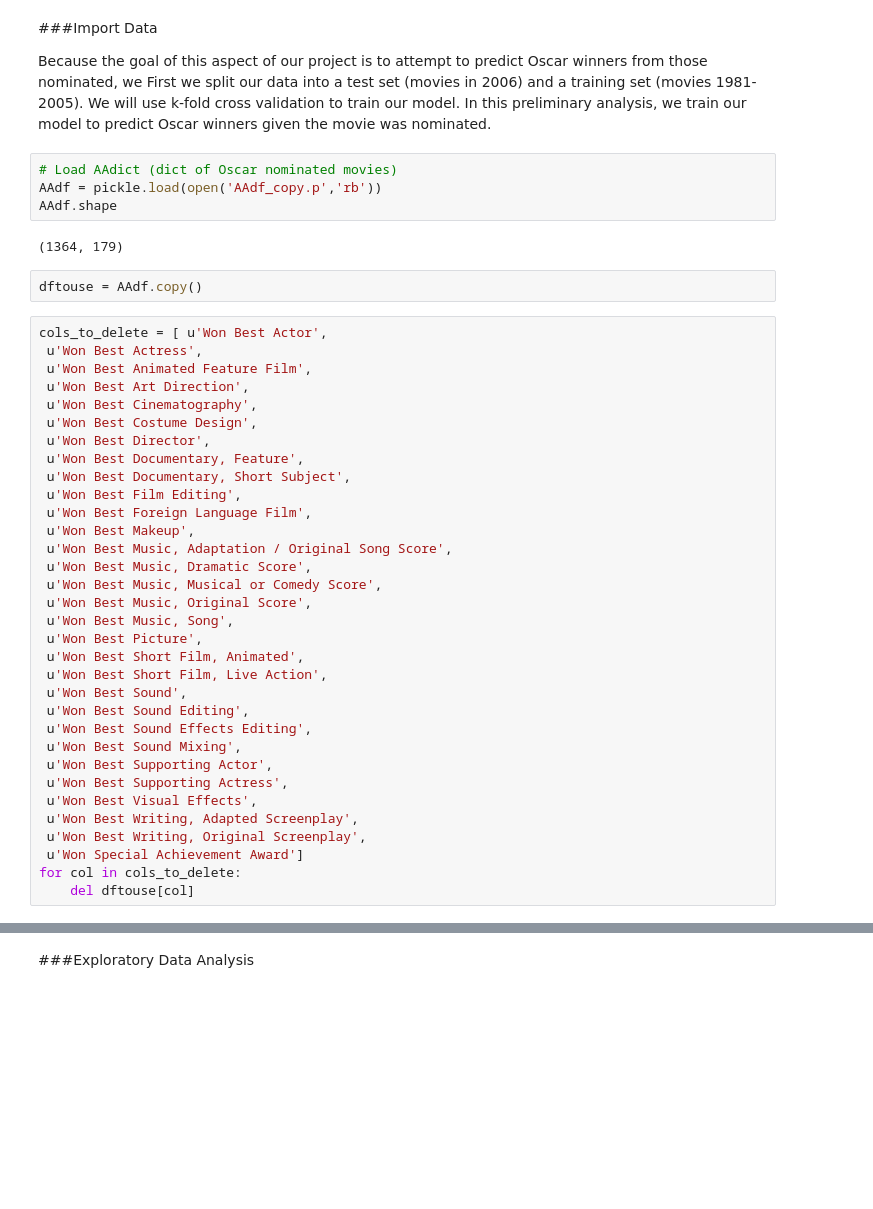
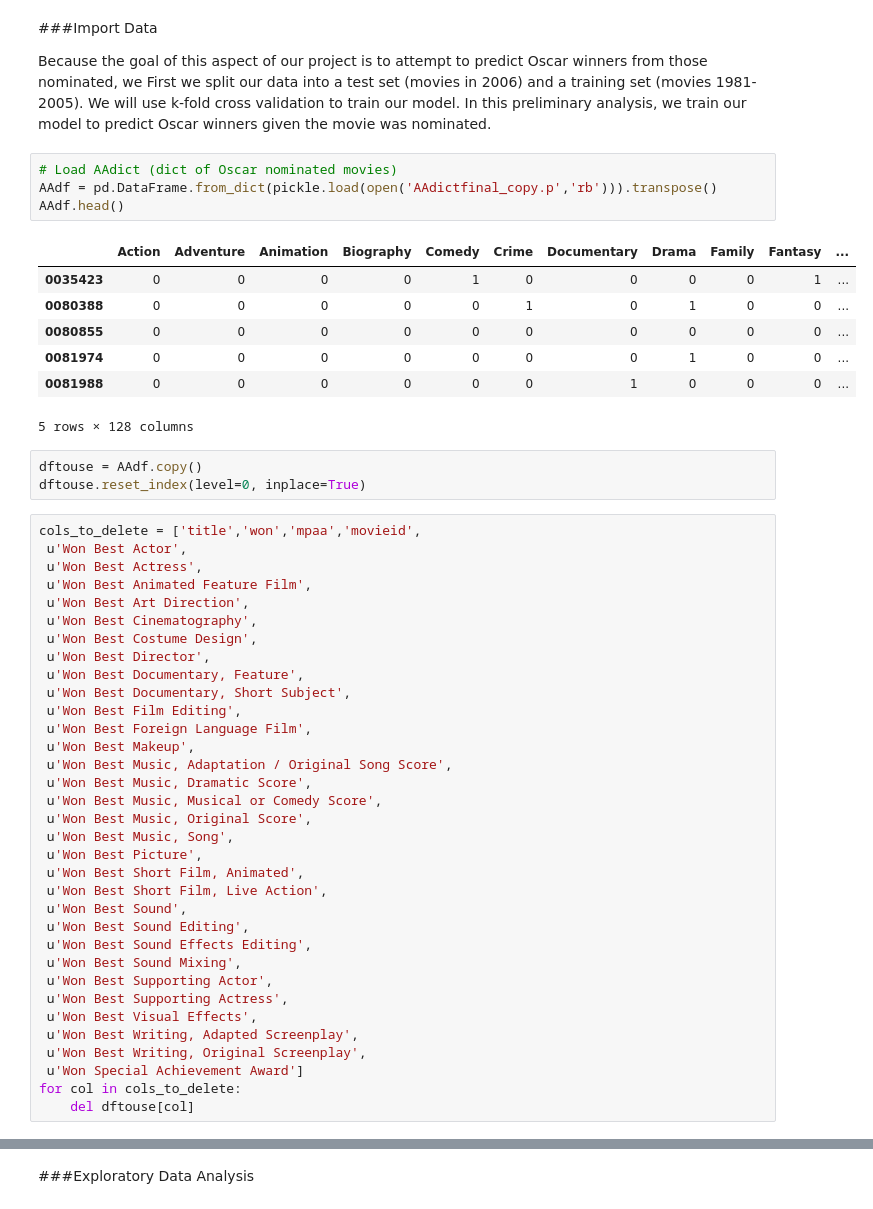
Before and after one commit to oscarpredictor/oscar-predictor, a Jupyter notebook: process_notebook.ipynb, the cells around one changed output, grey strips where cells are left out. Drawn from its saved outputs; the diff is of its cells as text; blank space fills up the shorter version.

```diff
--- a/process_notebook.ipynb
+++ b/process_notebook.ipynb
@@ -39,14 +39,22 @@ sns.set_context("poster")
 Because the goal of this aspect of our project is to attempt to predict Oscar winners from those nominated, we First we split our data into a test set (movies in 2006) and a training set (movies 1981-2005).  We will use k-fold cross validation to train our model.  In this preliminary analysis, we train our model to predict Oscar winners given the movie was nominated.
 # %%
 # Load AAdict (dict of Oscar nominated movies)
-AAdf = pickle.load(open('AAdf_copy.p','rb'))
-AAdf.shape
+AAdf = pd.DataFrame.from_dict(pickle.load(open('AAdictfinal_copy.p','rb'))).transpose()
+AAdf.head()
 # %% [output]
+|  | Action | Adventure | Animation | Biography | Comedy | Crime | Documentary | Drama | Family | Fantasy | ... |
+| 0035423 | 0 | 0 | 0 | 0 | 1 | 0 | 0 | 0 | 0 | 1 | ... |
+| 0080388 | 0 | 0 | 0 | 0 | 0 | 1 | 0 | 1 | 0 | 0 | ... |
+| 0080855 | 0 | 0 | 0 | 0 | 0 | 0 | 0 | 0 | 0 | 0 | ... |
+| 0081974 | 0 | 0 | 0 | 0 | 0 | 0 | 0 | 1 | 0 | 0 | ... |
+| 0081988 | 0 | 0 | 0 | 0 | 0 | 0 | 1 | 0 | 0 | 0 | ... |
-(1364, 179)
+5 rows × 128 columns
 # %%
 dftouse = AAdf.copy()
+dftouse.reset_index(level=0, inplace=True)
 # %%
-cols_to_delete = [ u'Won Best Actor',
+cols_to_delete = ['title','won','mpaa','movieid',
+ u'Won Best Actor',
  u'Won Best Actress',
  u'Won Best Animated Feature Film',
  u'Won Best Art Direction',
```
Also changed, not shown: parts of 10 cells of this notebook.
